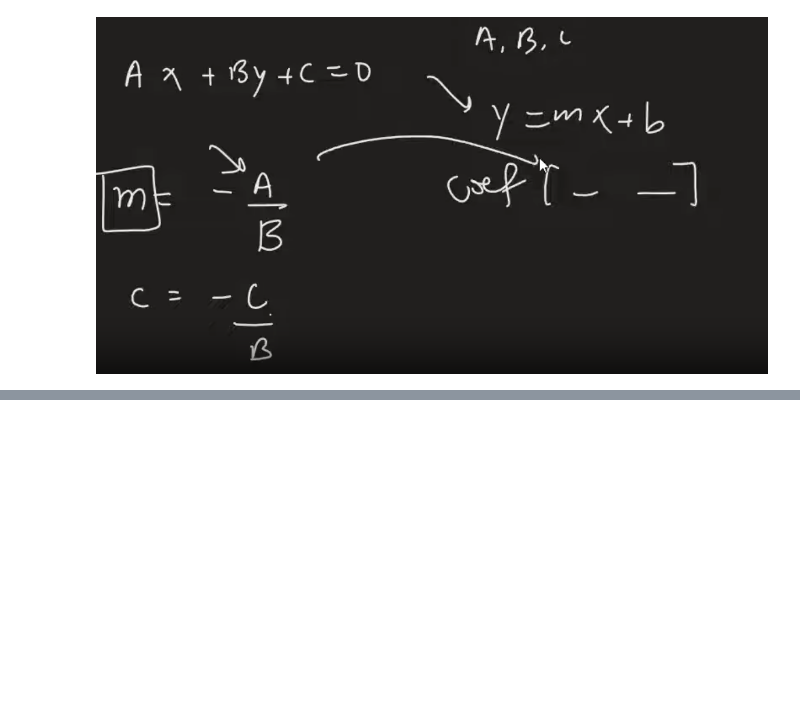
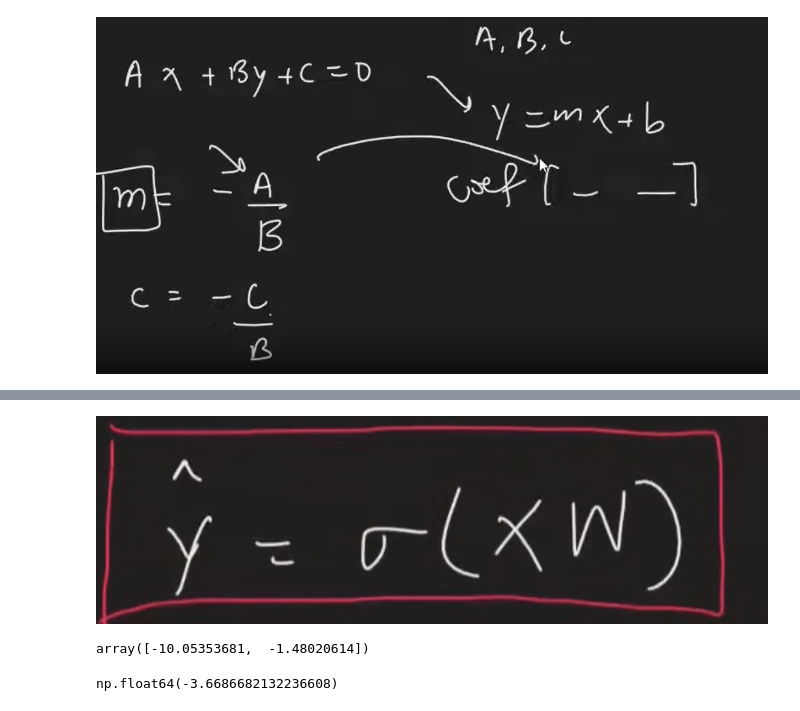
Before and after one commit to asmitbaldi/Implementing-ML-concepts, a Jupyter notebook: logistic_regression.ipynb, the cells around one changed output, grey strips where cells are left out. Drawn from its saved outputs; the diff is of its cells as text; code cells hidden in the pictures; blank space fills up the shorter version.

```diff
--- a/logistic_regression.ipynb
+++ b/logistic_regression.ipynb
@@ -165,0 +173,5 @@ plt.xlim(-2,2.5)
+# %%
+y_hat_lr = Image.open("y_hat_lr.png")
+y_hat_lr
+# %% [output]
+[figure, added]
@@ -165,0 +192,8 @@ plt.xlim(-2,2.5)
+# %%
+coef_
+# %% [output]
+array([-10.05353681,  -1.48020614])
+# %%
+intercept_
+# %% [output]
+np.float64(-3.6686682132236608)
```
Also changed, not shown: parts of 15 cells of this notebook, 2 other files.
